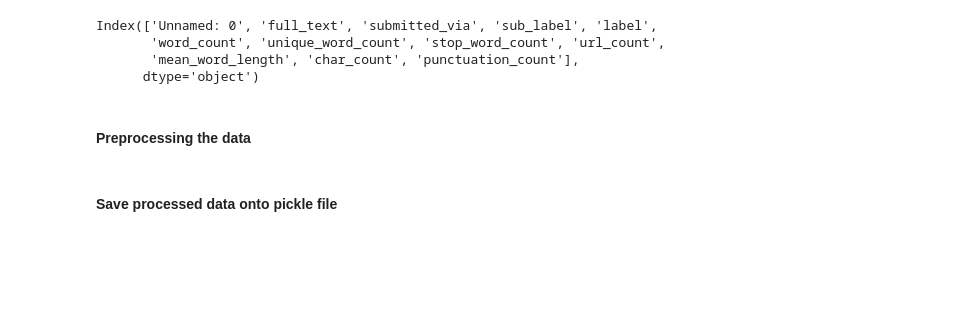
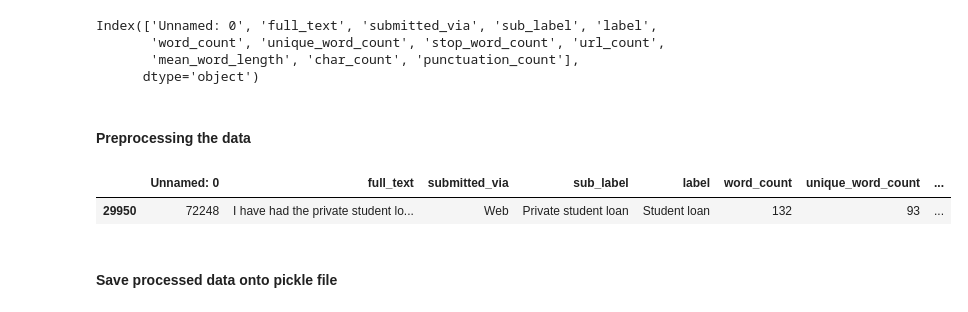
Before and after one commit to dineshh912/support_ticket_classification, a Jupyter notebook: 03-preprocessing-modeling.ipynb, the cells around one changed output. Saved outputs shown, nothing was run; the diff lists cells and outputs as text; code cells hidden in the pictures; blank space fills up the shorter version.

```diff
--- a/03-preprocessing-modeling.ipynb
+++ b/03-preprocessing-modeling.ipynb
@@ -40,6 +40,11 @@ tickets_df['full_text_tokenized'] = tickets_df.apply(lambda row : tokenize_sente
 # %%
 # Lemmatize the tokenized column
 tickets_df['full_text_lemmatized'] = tickets_df.apply(lambda row : lemmatize_sentence(row['full_text_tokenized']), axis = 1)
+# %%
+tickets_df.sample()
+# %% [output]
+|  | Unnamed: 0 | full_text | submitted_via | sub_label | label | word_count | unique_word_count | ... |
+| 29950 | 72248 | I have had the private student lo... | Web | Private student loan | Student loan | 132 | 93 | ... |
 # %% [markdown]
 #### Save processed data onto pickle file
 # %%
```
Also changed, not shown: parts of 39 cells of this notebook, 1 other file.
